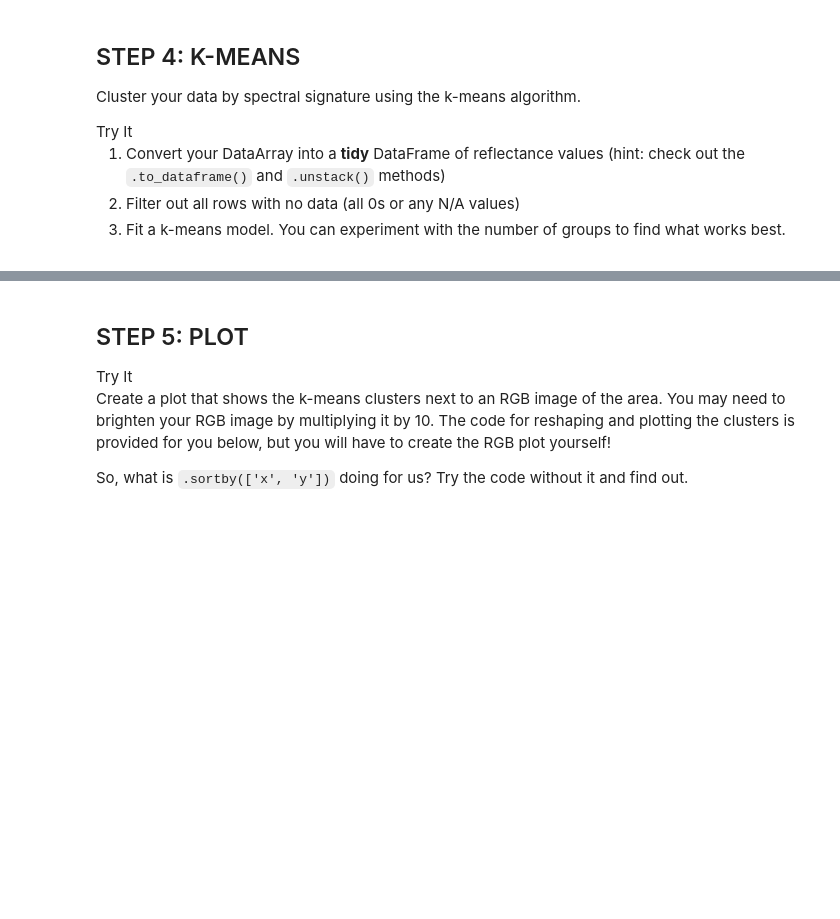
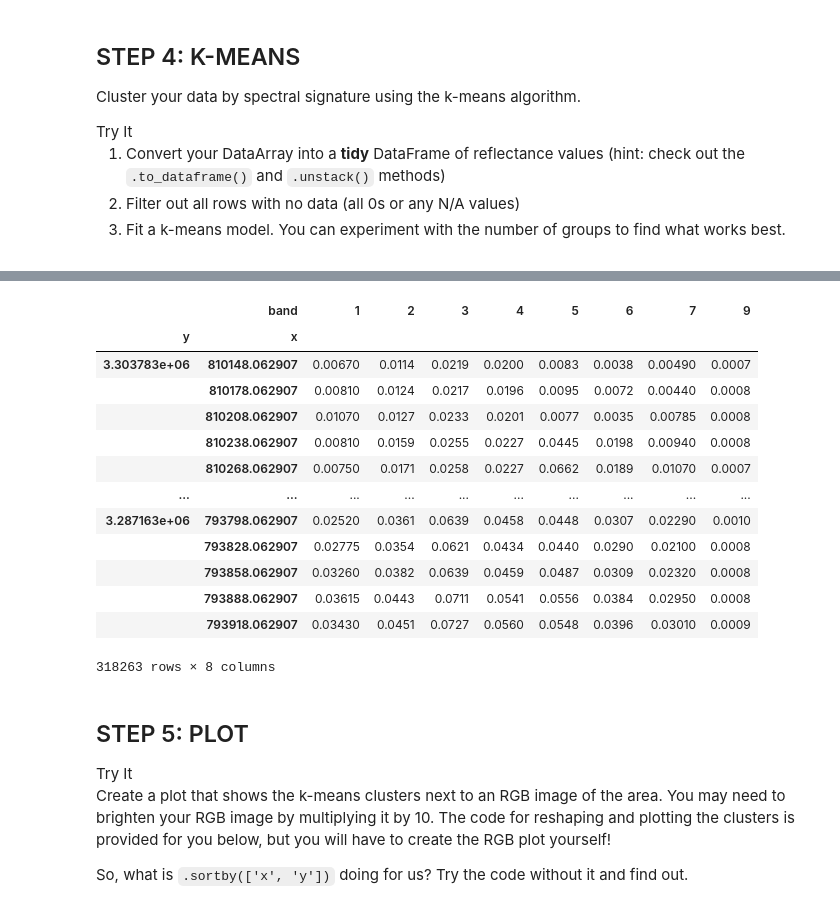
Before and after one commit to earthlab-education/clustering-hanried, a Jupyter notebook: clustering.ipynb, the cells around one changed output, grey strips where cells are left out. Saved outputs shown, nothing was run; the diff lists cells and outputs as text; code cells hidden in the pictures; blank space fills up the shorter version.

```diff
--- a/clustering.ipynb
+++ b/clustering.ipynb
@@ -1325,3 +1551,22 @@ model_df
+# %%
+# drop bands 10 and 11 since they're thermal bands and any rows w/ NaN values
+model_mask_123_df = model_mask_123_df.drop(columns = [10, 11]).dropna()
+model_mask_123_df
+# %% [output]
+|  | band | 1 | 2 | 3 | 4 | 5 | 6 | 7 | 9 |
+| y | x |  |  |  |  |  |  |  |  |
+| 3.303783e+06 | 810148.062907 | 0.00670 | 0.0114 | 0.0219 | 0.0200 | 0.0083 | 0.0038 | 0.00490 | 0.0007 |
+|  | 810178.062907 | 0.00810 | 0.0124 | 0.0217 | 0.0196 | 0.0095 | 0.0072 | 0.00440 | 0.0008 |
+|  | 810208.062907 | 0.01070 | 0.0127 | 0.0233 | 0.0201 | 0.0077 | 0.0035 | 0.00785 | 0.0008 |
+|  | 810238.062907 | 0.00810 | 0.0159 | 0.0255 | 0.0227 | 0.0445 | 0.0198 | 0.00940 | 0.0008 |
+|  | 810268.062907 | 0.00750 | 0.0171 | 0.0258 | 0.0227 | 0.0662 | 0.0189 | 0.01070 | 0.0007 |
+| ... | ... | ... | ... | ... | ... | ... | ... | ... | ... |
+| 3.287163e+06 | 793798.062907 | 0.02520 | 0.0361 | 0.0639 | 0.0458 | 0.0448 | 0.0307 | 0.02290 | 0.0010 |
+|  | 793828.062907 | 0.02775 | 0.0354 | 0.0621 | 0.0434 | 0.0440 | 0.0290 | 0.02100 | 0.0008 |
+|  | 793858.062907 | 0.03260 | 0.0382 | 0.0639 | 0.0459 | 0.0487 | 0.0309 | 0.02320 | 0.0008 |
+|  | 793888.062907 | 0.03615 | 0.0443 | 0.0711 | 0.0541 | 0.0556 | 0.0384 | 0.02950 | 0.0008 |
+|  | 793918.062907 | 0.03430 | 0.0451 | 0.0727 | 0.0560 | 0.0548 | 0.0396 | 0.03010 | 0.0009 |
+318263 rows × 8 columns
 # %% [markdown]
 ## STEP 5: PLOT
 
```
Also changed, not shown: parts of 10 cells of this notebook.
